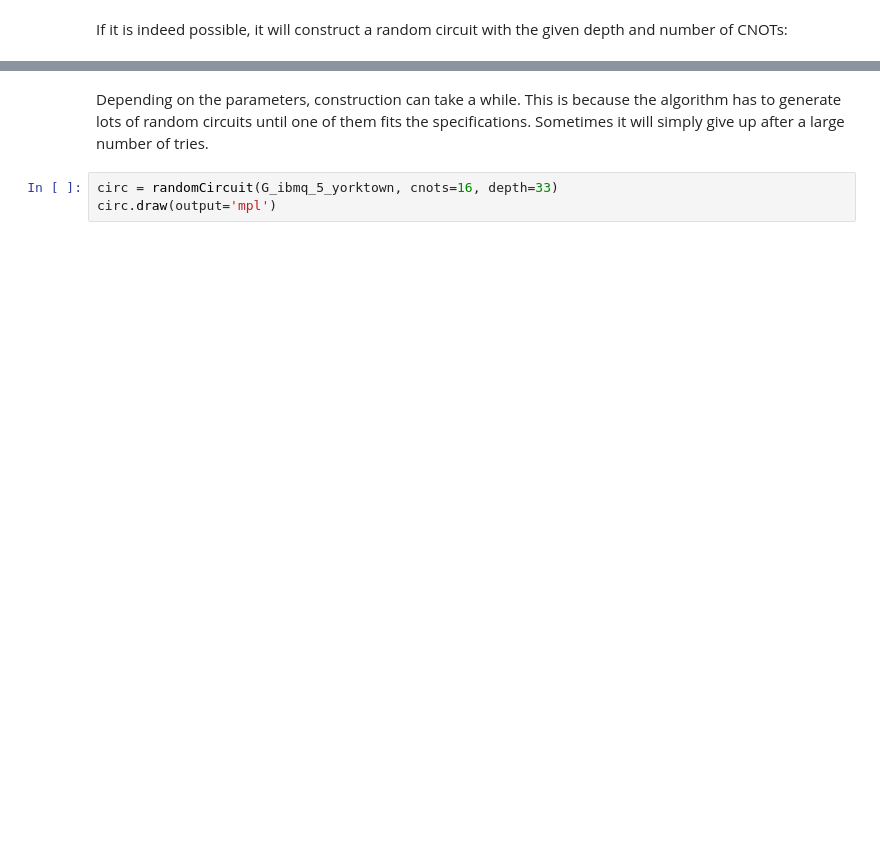
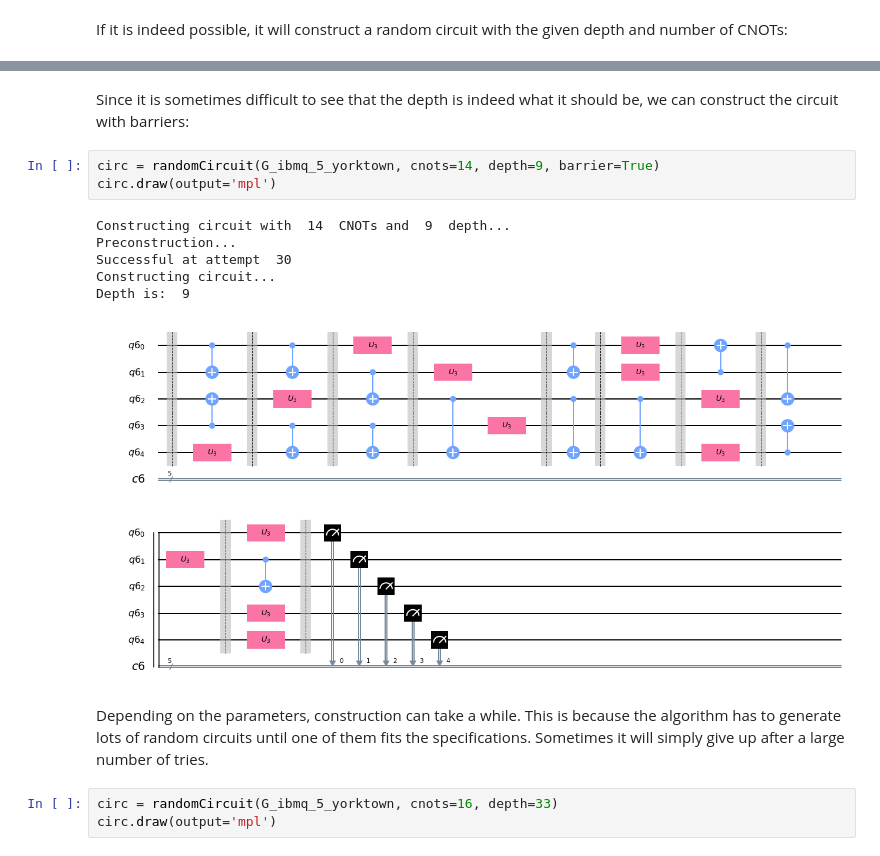
Before and after one commit to AndersHR/qiskit_utilities, a Jupyter notebook: GenerateRandomCircuit.ipynb, the cells around one changed output, grey strips where cells are left out. Cells and saved outputs as stored; diff of their text form; blank space fills up the shorter version.

```diff
--- a/GenerateRandomCircuit.ipynb
+++ b/GenerateRandomCircuit.ipynb
@@ -119,3 +122,15 @@ Constructing circuit...
+# %% [markdown]
+Since it is sometimes difficult to see that the depth is indeed what it should be, we can construct the circuit with barriers:
+# %%
+circ = randomCircuit(G_ibmq_5_yorktown, cnots=14, depth=9, barrier=True)
+circ.draw(output='mpl')
+# %% [output]
+Constructing circuit with  14  CNOTs and  9  depth...
+Preconstruction...
+Successful at attempt  30
+Constructing circuit...
+Depth is:  9
+[figure, added]
 # %% [markdown]
 Depending on the parameters, construction can take a while. This is because the algorithm has to generate lots of random circuits until one of them fits the specifications.
 Sometimes it will simply give up after a large number of tries.
```
Also changed, not shown: parts of 8 cells of this notebook, 1 other file.
